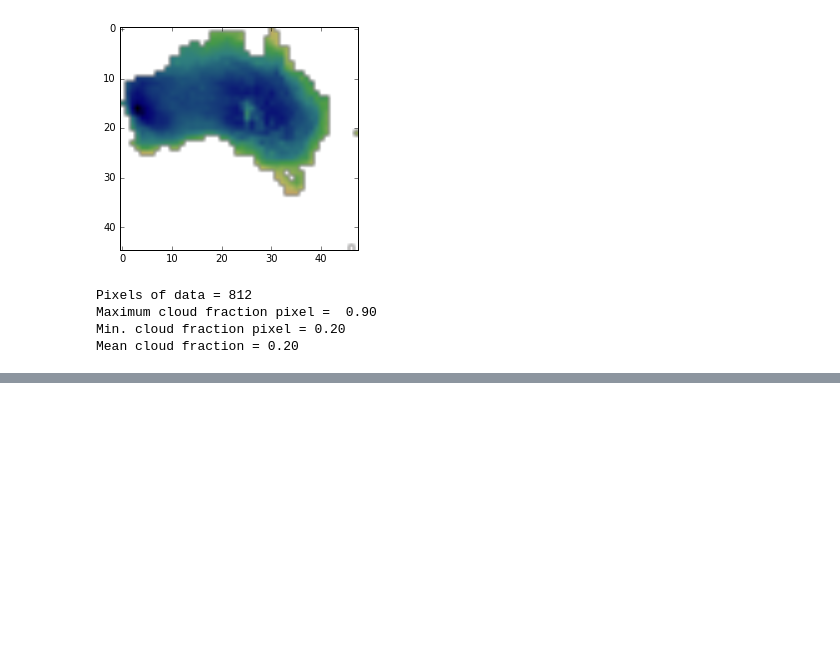
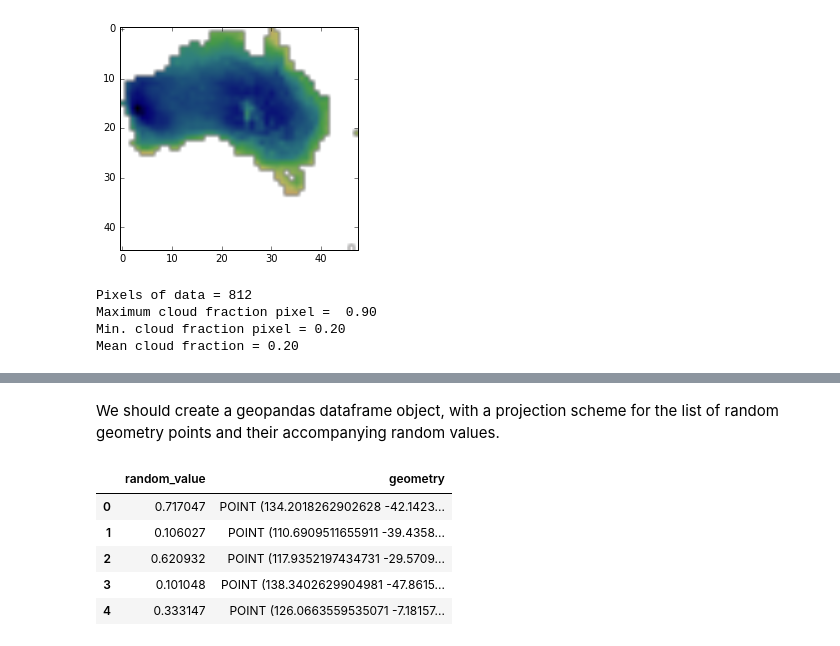
Before and after one commit to Vizzuality/data_sci_tutorials, a Jupyter notebook: work/Rasters_part2.ipynb, the cells around one changed output, grey strips where cells are left out. Drawn from its saved outputs; the diff is of its cells as text; code cells hidden in the pictures; blank space fills up the shorter version.

```diff
--- a/work/Rasters_part2.ipynb
+++ b/work/Rasters_part2.ipynb
@@ -95,0 +115,12 @@ Mean cloud fraction = 0.20
+# %% [markdown]
+We should create a geopandas dataframe object, with a projection scheme for the list of random geometry points and their accompanying random values.
+# %%
+series = gpd.GeoDataFrame(rows, crs={'init':'epsg:4326'}, geometry=points, columns=['random_value'])
+series.head()
+# %% [output]
+|  | random_value | geometry |
+| 0 | 0.717047 | POINT (134.2018262902628 -42.1423... |
+| 1 | 0.106027 | POINT (110.6909511655911 -39.4358... |
+| 2 | 0.620932 | POINT (117.9352197434731 -29.5709... |
+| 3 | 0.101048 | POINT (138.3402629904981 -47.8615... |
+| 4 | 0.333147 | POINT (126.0663559535071 -7.18157... |
```
Also changed, not shown: parts of 15 cells of this notebook, 1 other file.
